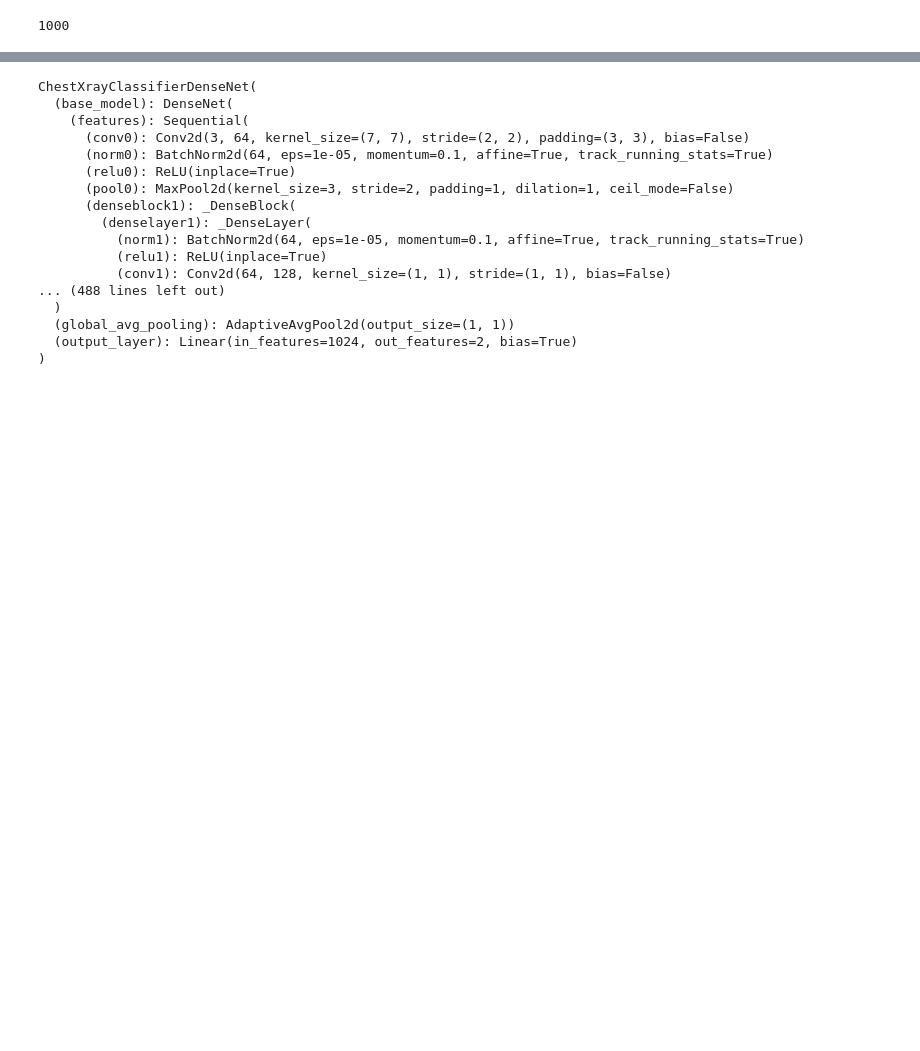
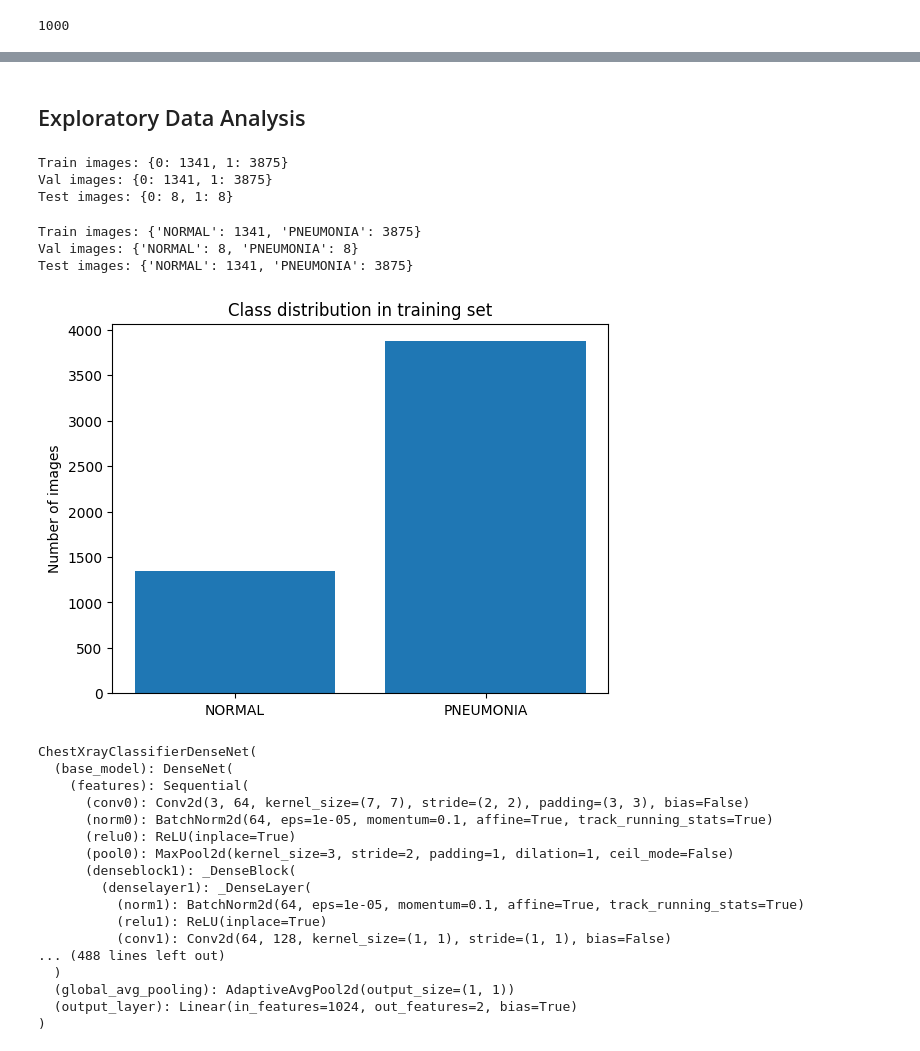
Before and after one commit to Uthmanee/machine-learning-zoomcamp-capstone2, a Jupyter notebook: notebook.ipynb, the cells around one changed output, grey strips where cells are left out. Drawn from its saved outputs; the diff is of its cells as text; code cells hidden in the pictures; blank space fills up the shorter version.

```diff
--- a/notebook.ipynb
+++ b/notebook.ipynb
@@ -183,3 +185,68 @@ val_loader = DataLoader(val_dataset, batch_size=32, shuffle=False)
+# %% [markdown]
+## Exploratory Data Analysis
+# %%
+from collections import Counter
+
+no_train_images = Counter(train_dataset.labels)
+no_test_images = Counter(test_dataset.labels)
+no_val_images = Counter(val_dataset.labels)
+
+print("Train images:", dict(no_train_images))
+print("Val images:", dict(no_test_images))
+print("Test images:", dict(no_val_images))
+# %% [output]
+Train images: {0: 1341, 1: 3875}
+Val images: {0: 1341, 1: 3875}
+Test images: {0: 8, 1: 8}
+# %%
+label_map = {i: cls for i, cls in enumerate(train_dataset.classes)} #Since ChestXrayDataset looks like this 'self.labels = [...]' internally
+
+def convert_counts(counter, label_map):
+    return {label_map[k]: v for k, v in counter.items()}
+
+print("Train images:", convert_counts(no_train_images, label_map))
+print("Val images:", convert_counts(no_val_images, label_map))
+print("Test images:", convert_counts(no_test_images, label_map))
+
+# Alternatively
+# This take quite some time to run compared to the code in previous cell
+# from collections import Counter
+
+# def dataset_class_counts(dataset):
+#     labels = [dataset[i][1] for i in range(len(dataset))]
+#     return Counter(labels)
+
+# train_counts = dataset_class_counts(train_dataset)
+# val_counts = dataset_class_counts(val_dataset)
+# test_counts = dataset_class_counts(test_dataset)
+
+# label_map = {
+#     0: 'NORMAL',
+#     1: 'PNEUMONIA'
+# }
+
+# def map_counter(counter, label_map):
+#     return {label_map[k]: v for k, v in counter.items()}
+
+# print("Train:", map_counter(train_counts, label_map))
+# print("Val:", map_counter(val_counts, label_map))
+# print("Test:", map_counter(test_counts, label_map))
+# %% [output]
+Train images: {'NORMAL': 1341, 'PNEUMONIA': 3875}
+Val images: {'NORMAL': 8, 'PNEUMONIA': 8}
+Test images: {'NORMAL': 1341, 'PNEUMONIA': 3875}
+# %%
+import matplotlib.pyplot as plt
+
+labels = ["NORMAL", "PNEUMONIA"]
+counts = [train_counts[0], train_counts[1]]
+
+plt.bar(labels, counts)
+plt.title("Class distribution in training set")
+plt.ylabel("Number of images")
+plt.show()
+# %% [output]
+[figure, added]
 # %%
 class ChestXrayClassifierDenseNet(nn.Module):
     def __init__(self, num_classes=2):
```
Also changed, not shown: parts of 17 cells of this notebook.
